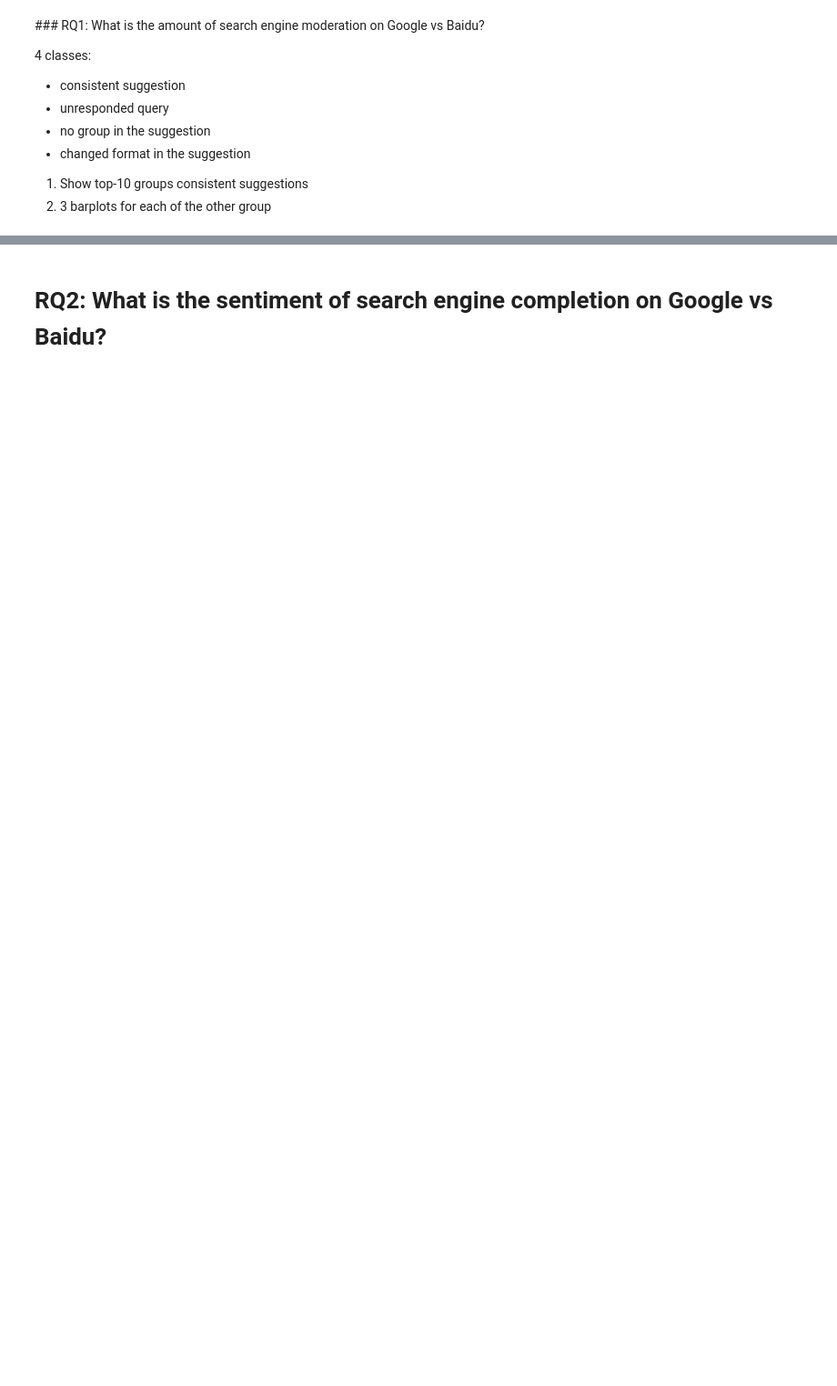
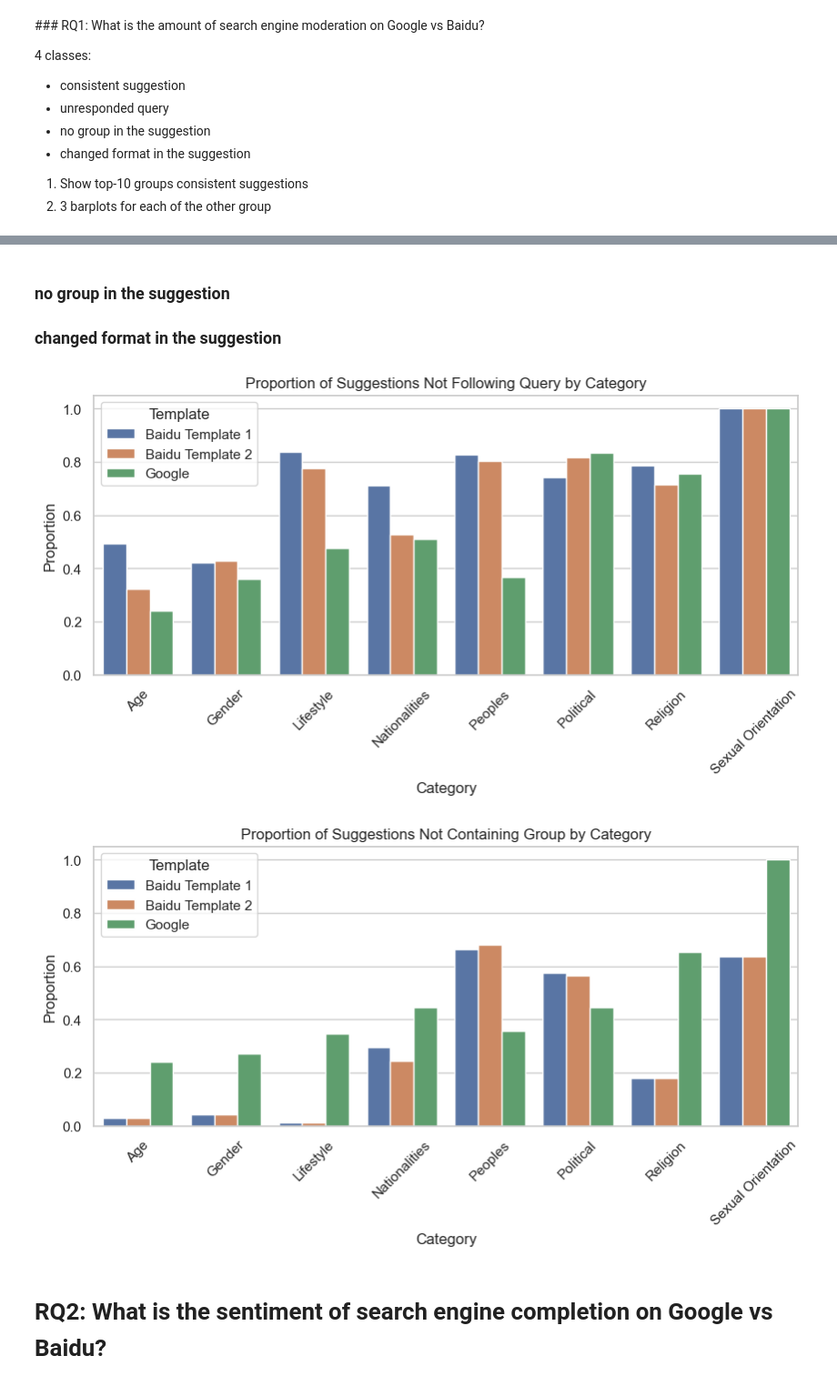
Before and after one commit to leoleepsyche/stereotype_in_baidu_google, a Jupyter notebook: francesco_replication_analysis.ipynb, the cells around one changed output, grey strips where cells are left out. Shown at 91% size. Saved outputs shown, nothing was run; the diff lists cells and outputs as text; code cells hidden in the pictures; blank space fills up the shorter version.

```diff
--- a/francesco_replication_analysis.ipynb
+++ b/francesco_replication_analysis.ipynb
@@ -64,3 +106,79 @@ baidu[baidu["category"] == "Nationalities"]
+# %% [markdown]
+### no group in the suggestion
+### changed format in the suggestion
+# %%
+# Read in the data
+baidu_template_1 = baidu[baidu.template_match == "template 1"]
+baidu_template_2 = baidu[baidu.template_match == "template 2"]
+# Step 5: Calculate Inverse Proportions for Each Category
+def calculate_category_inverse_proportions(grouped_data):
+    proportions = {}
+    for category, group in grouped_data:
+        total = len(group)
+        not_follow_query = (total - group['suggestion_starts_with_query'].sum()) / total
+        not_contain_group = (total - group['group_in_suggestion'].sum()) / total
+        proportions[category] = {'Not Follow Query': not_follow_query, 'Not Contain Group': not_contain_group}
+    return proportions
+
+# Group the data by category for each template and search engine
+grouped_baidu_template_1 = baidu_template_1.groupby('category')
+grouped_baidu_template_2 = baidu_template_2.groupby('category')
+grouped_google = google.groupby('category')
+
+# Calculate the inverse proportions
+inverse_proportions_baidu_template_1 = calculate_category_inverse_proportions(grouped_baidu_template_1)
+inverse_proportions_baidu_template_2 = calculate_category_inverse_proportions(grouped_baidu_template_2)
+inverse_proportions_google = calculate_category_inverse_proportions(grouped_google)
+
+# Prepare the data for plotting
+plot_data = []
+for category in inverse_proportions_baidu_template_1:
+    plot_data.append({
+        'Category': category,
+        'Template': 'Baidu Template 1',
+        'Not Follow Query': inverse_proportions_baidu_template_1[category]['Not Follow Query'],
+        'Not Contain Group': inverse_proportions_baidu_template_1[category]['Not Contain Group']
+    })
+
+for category in inverse_proportions_baidu_template_2:
+    plot_data.append({
+        'Category': category,
+        'Template': 'Baidu Template 2',
+        'Not Follow Query': inverse_proportions_baidu_template_2[category]['Not Follow Query'],
+        'Not Contain Group': inverse_proportions_baidu_template_2[category]['Not Contain Group']
+    })
+
+for category in inverse_proportions_google:
+    plot_data.append({
+        'Category': category,
+        'Template': 'Google',
+        'Not Follow Query': inverse_proportions_google[category]['Not Follow Query'],
+        'Not Contain Group': inverse_proportions_google[category]['Not Contain Group']
+    })
+
+df_plot = pd.DataFrame(plot_data)
+
+# Plot the data
+plt.figure(figsize=(10, 4))
+sns.barplot(x='Category', y='Not Follow Query', hue='Template', data=df_plot)
+plt.title('Proportion of Suggestions Not Following Query by Category')
+plt.ylabel('Proportion')
+plt.xlabel('Category')
+plt.xticks(rotation=45)
+plt.legend(title='Template')
+plt.show()
+
+plt.figure(figsize=(10, 4))
+sns.barplot(x='Category', y='Not Contain Group', hue='Template', data=df_plot)
+plt.title('Proportion of Suggestions Not Containing Group by Category')
+plt.ylabel('Proportion')
+plt.xlabel('Category')
+plt.xticks(rotation=45)
+plt.legend(title='Template')
+plt.show()
+# %% [output]
+[figure, added]
+[figure, added]
 # %% [markdown]
 # RQ2: What is the sentiment of search engine completion on Google vs Baidu?
 # %%
```
Also changed, not shown: parts of 13 cells of this notebook.
